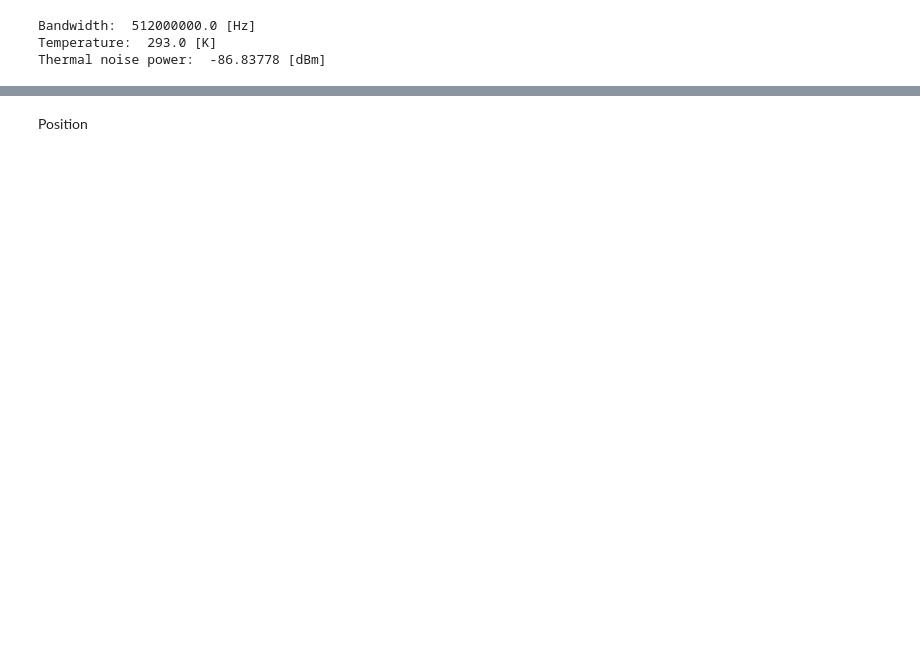
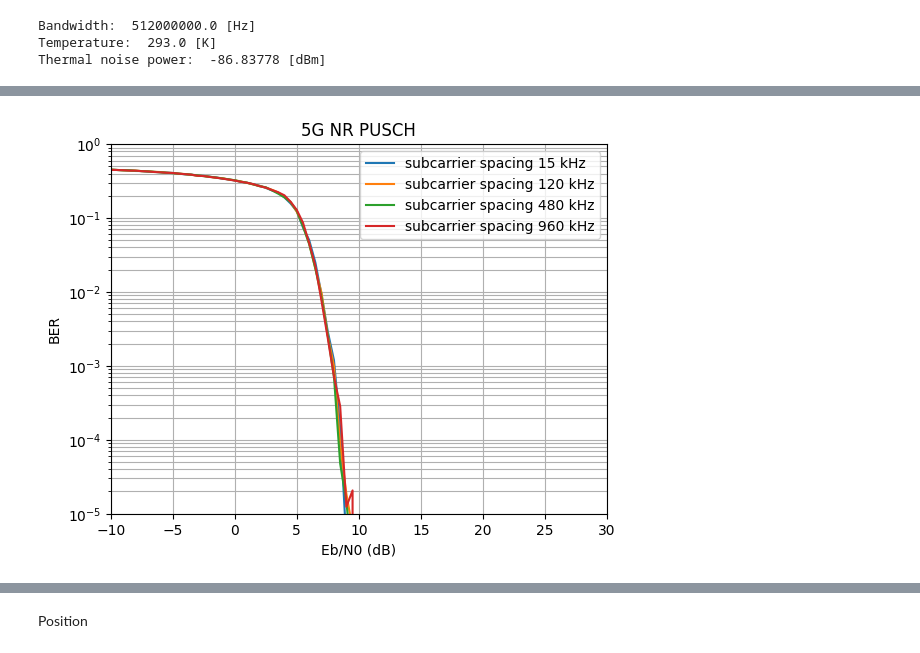
Before and after one commit to marekcrn/Masters-thesis, a Jupyter notebook: Broadband_noise_simulation.ipynb, the cells around one changed output, grey strips where cells are left out. Cells and saved outputs as stored; diff of their text form; code cells hidden in the pictures; blank space fills up the shorter version.

```diff
--- a/Broadband_noise_simulation.ipynb
+++ b/Broadband_noise_simulation.ipynb
@@ -248,0 +605,21 @@ plt.show()
+# %%
+plt.figure()
+plt.title("5G NR PUSCH")
+plt.xlabel("Eb/N0 (dB)")
+plt.ylabel("BER")
+plt.grid(which="both")
+plt.xlim([ebno_db[0], ebno_db[-1]])
+plt.ylim([1e-5, 1.0])
+
+i = 0
+legend = []
+
+for spacing in subcarrier_spacing:
+
+    plt.semilogy(ebno_db, BER2[i])
+    legend.append("subcarrier spacing " + str(int(spacing/1000)) + " kHz" )
+    i += 1
+
+plt.legend(legend);
+# %% [output]
+[figure, added]
```
Also changed, not shown: parts of 24 cells of this notebook, 2 other files.
